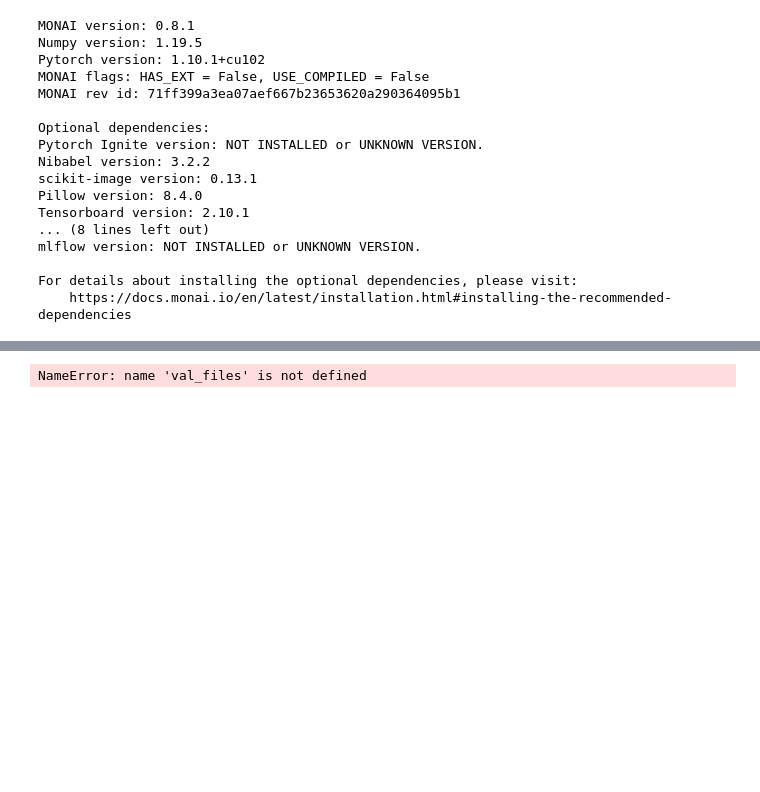
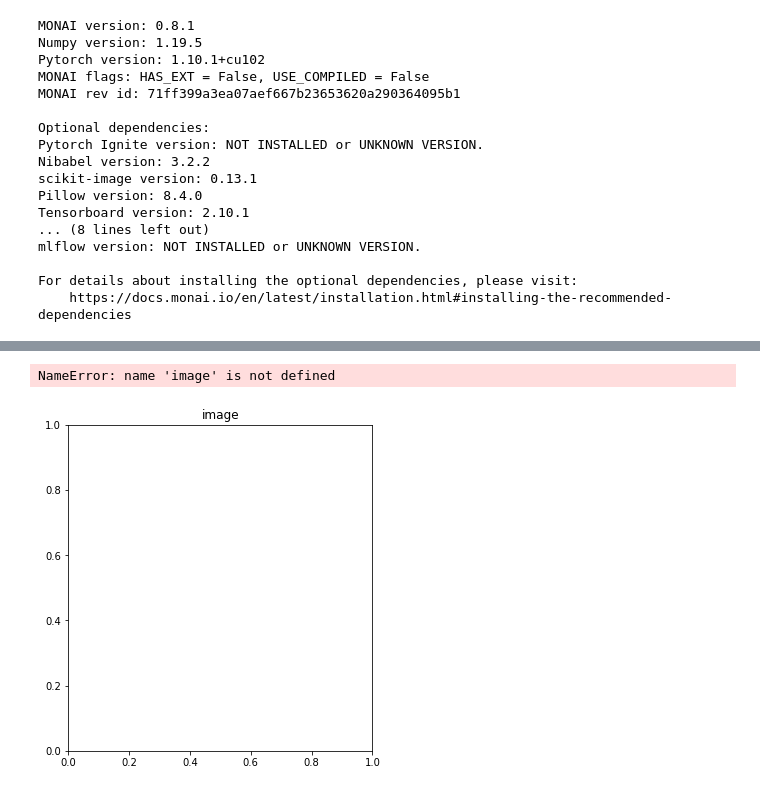
Before and after one commit to ahmadhabbie/HabbieDicomSort, a Jupyter notebook: MONAI.ipynb, the cells around one changed output, grey strips where cells are left out. Cells and saved outputs as stored; diff of their text form; code cells hidden in the pictures; blank space fills up the shorter version.

```diff
--- a/MONAI.ipynb
+++ b/MONAI.ipynb
@@ -163,19 +168,20 @@ val_transforms = Compose(
     ]
 )
 # %%
-check_ds = Dataset(data=val_files, transform=val_transforms)
-check_loader = DataLoader(check_ds, batch_size=1)
-check_data = first(check_loader)
-image, label = (check_data["image"][0][0], check_data["label"][0][0])
-print(f"image shape: {image.shape}, label shape: {label.shape}")
+check_ds = Dataset(data=train_dataset, transform=train_transforms)
+#check_loader = DataLoader(check_ds, batch_size=1)
+#check_data = first(check_loader)
+#image, label = (check_data["image"][0][0], check_data["label"][0][0])
+#print(f"image shape: {image.shape}, label shape: {label.shape}")
 # plot the slice [:, :, 80]
 plt.figure("check", (12, 6))
 plt.subplot(1, 2, 1)
 plt.title("image")
 plt.imshow(image[:, :, 80], cmap="gray")
 plt.subplot(1, 2, 2)
 plt.title("label")
 plt.imshow(label[:, :, 80])
 plt.show()
 # %% [output]
-NameError: name 'val_files' is not defined
+NameError: name 'image' is not defined
+[figure, added]
```
Also changed, not shown: parts of 2 cells of this notebook.
